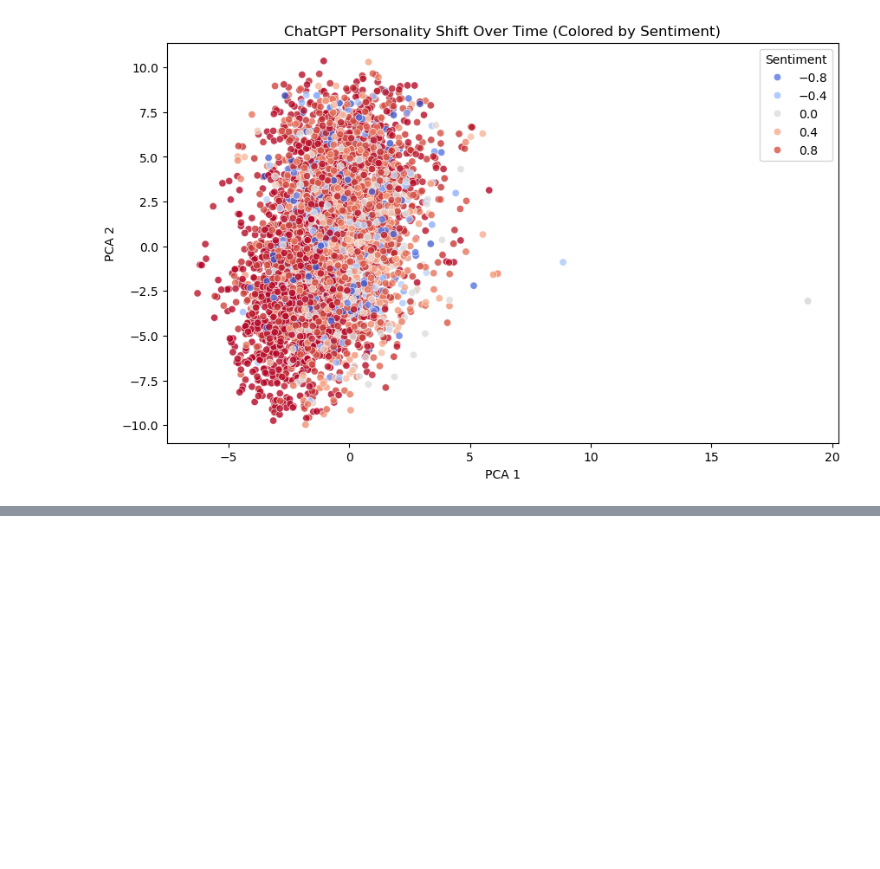
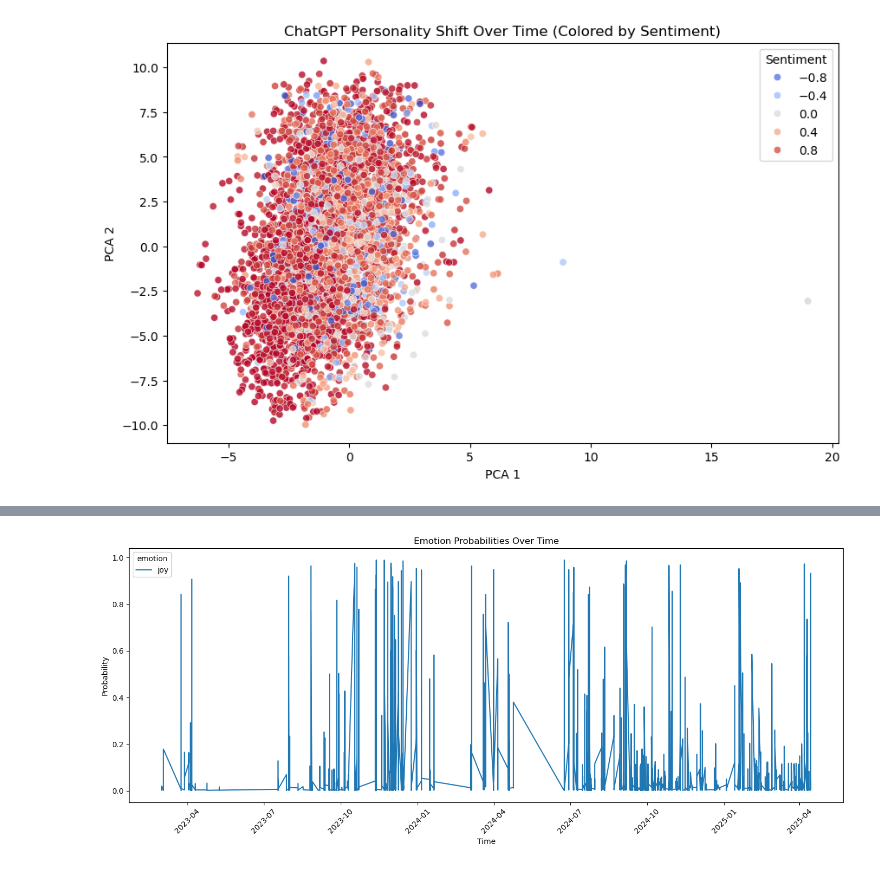
Before and after one commit to Tvashta/personality, a Jupyter notebook: test.ipynb, the cells around one changed output, grey strips where cells are left out. Drawn from its saved outputs; the diff is of its cells as text; code cells hidden in the pictures; blank space fills up the shorter version.

```diff
--- a/test.ipynb
+++ b/test.ipynb
@@ -333,0 +370,12 @@ Token indices sequence length is longer than the specified maximum sequence leng
+# %%
+# Plotting
+plt.figure(figsize=(14, 6))
+sns.lineplot(data=emotion_melted[emotion_melted['emotion']=='joy'], x='message_time', y='probability', hue='emotion')
+plt.title("Emotion Probabilities Over Time")
+plt.xlabel("Time")
+plt.ylabel("Probability")
+plt.xticks(rotation=45)
+plt.tight_layout()
+plt.show()
+# %% [output]
+[figure, added]
```
Also changed, not shown: parts of 12 cells of this notebook, 2 other files.
